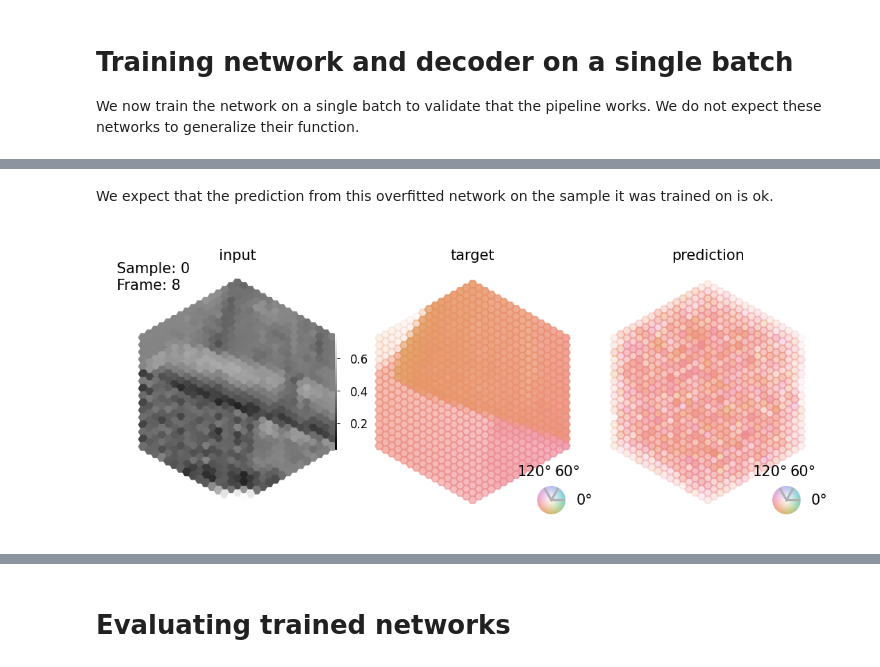
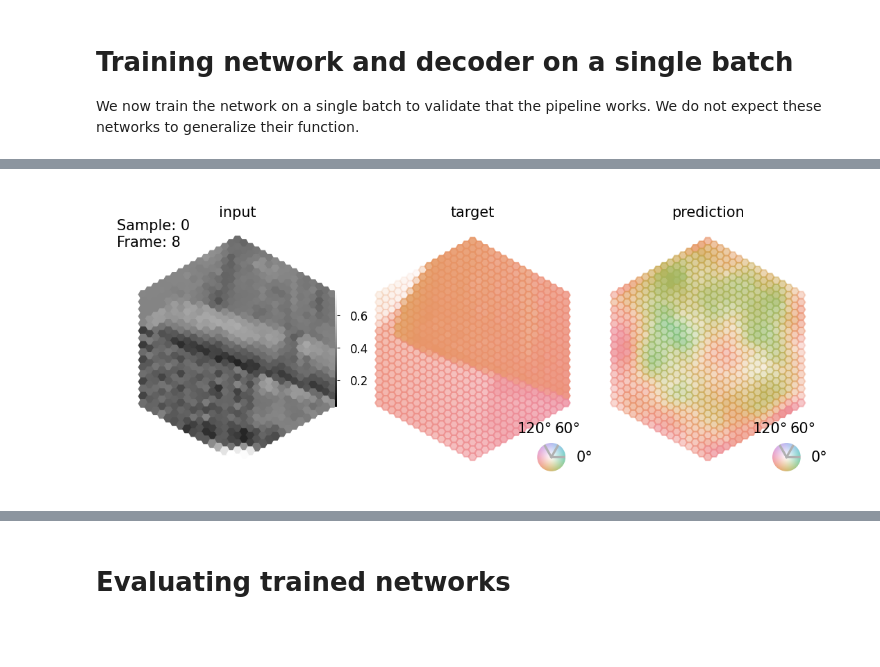
Before and after one commit to greenfire0/flyvis, a Jupyter notebook: examples/mc/02_flyvision_optic_flow_task.ipynb, the cells around one changed output, grey strips where cells are left out. Drawn from its saved outputs; the diff is of its cells as text; code cells hidden in the pictures; blank space fills up the shorter version.

```diff
--- a/examples/mc/02_flyvision_optic_flow_task.ipynb
+++ b/examples/mc/02_flyvision_optic_flow_task.ipynb
@@ -600,5 +648,5 @@ decoder = DecoderGAVP(network.connectome, shape=[8, 2], kernel_size=5)
 # %%
-dataset = MultiTaskSintel(
+sintel = MultiTaskSintel(
     tasks=["flow"],
     boxfilter=dict(extent=15, kernel_size=13),
     vertical_splits=1,
@@ -608,4 +656,13 @@ dataset = MultiTaskSintel(
     resampling=True,
     interpolate=True,
 )
+
+FT3D_ROOT      = Path(os.getenv("FT3D_ROOT", "/mnt/s/datasets/FlyingThings3D"))
+augment = True
+ft3d = MultiTaskFlyingThings3D(
+        ft3d_path=FT3D_ROOT,
+        tasks=["rgb", "flow"],
+        augment=augment,
+        _init_cache=True,
+    )
 # %% [output]
@@ -620,5 +670,6 @@ plt.yscale('log'); plt.legend(); plt.show()
 # %%
 t_pre = 0.5
 dt = 1 / 50
-batch_size = 4
-train_loader = DataLoader(dataset, batch_size=batch_size)
+batch_size = 1
+train_loader = DataLoader(sintel, batch_size=batch_size)
+batch = next(iter(train_loader))
@@ -684,19 +765,29 @@ plt.plot(errors)
-# %% [markdown]
-We expect that the prediction from this overfitted network on the sample it was trained on is ok.
 # %%
-data = dataset[0]
-lum = data["rgb"]
-flow = data["flow"]
+lum = batch["rgb"]   # Remove batch dimension
+flow = batch["flow"][0] # Remove batch dimension
 
-stationary_state = network.fade_in_state(1.0, dataset.dt, lum[[0]])
-responses = network.simulate(lum[None], dataset.dt, initial_state=stationary_state)
+
+#stationary_state = network.fade_in_state(1.0, dataset.dt, lum[[0]])
+net_custom.stimulus.zero()
+net_custom.stimulus.add_input(lum)
+activity_custom = net_custom(net_custom.stimulus(), dt=1/50, state=initial_state_custom)
+
+net_default.stimulus.zero()
+net_default.stimulus.add_input(lum)
+activity_custom = net_default(net_default.stimulus(), dt=1/50, state=initial_state_default)
 # %%
-y_pred = decoder(responses)
+y_pred_custom = decoder_custom(activity_custom)
+y_pred_default = decoder_default(activity_default)
 # %%
-animation = SintelSample(lum[None], flow[None], prediction=y_pred.detach().cpu())
+lum = batch["rgb"][0]   # Remove batch dimension
+flow = batch["flow"][0] # Remove batch dimension
+animation = SintelSample(lum[None], flow[None], prediction=y_pred_custom.detach().cpu())
 animation.animate_in_notebook()
+
+#animation = SintelSample(lum[None], flow[None], prediction=y_pred_default.detach().cpu())
+#animation.animate_in_notebook()
 # %% [output]
-[figure, old version]
+[figure, new version]
 # %%
 ((y_pred - flow) ** 2).sqrt().mean()
 # %% [output]
```
Also changed, not shown: parts of 45 cells of this notebook, 2 other files.
